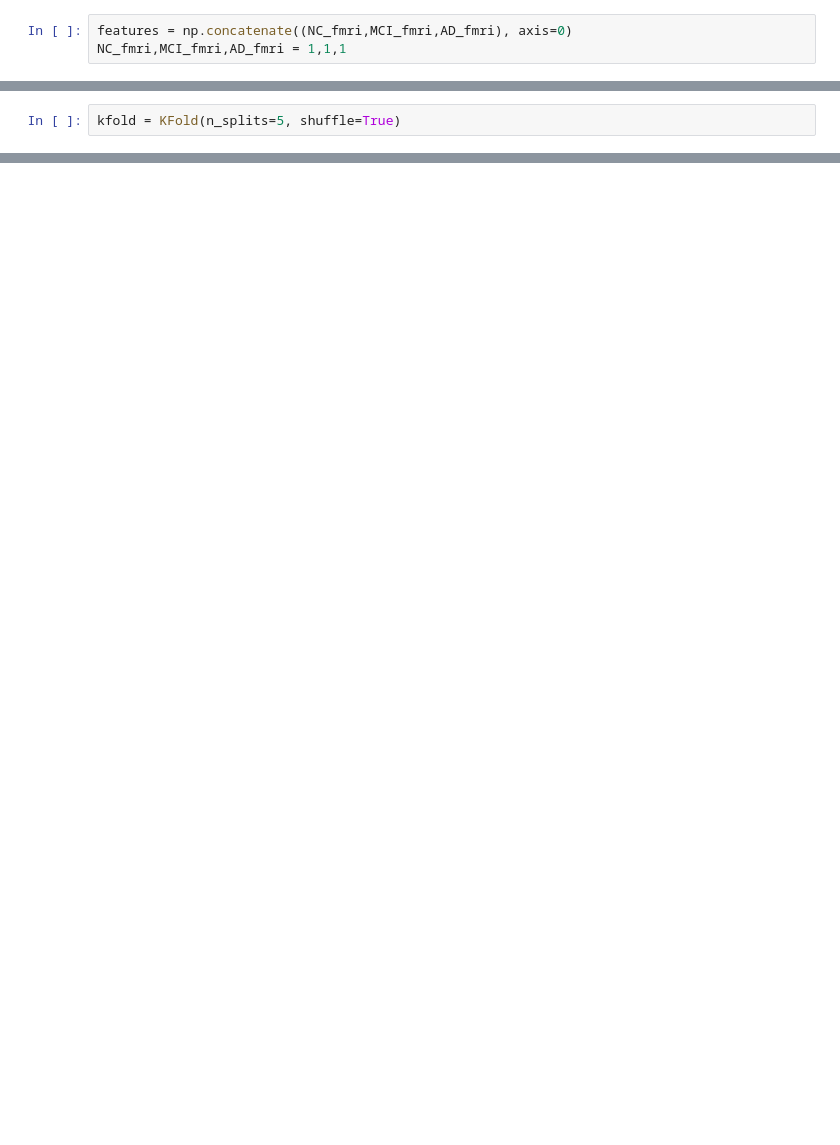
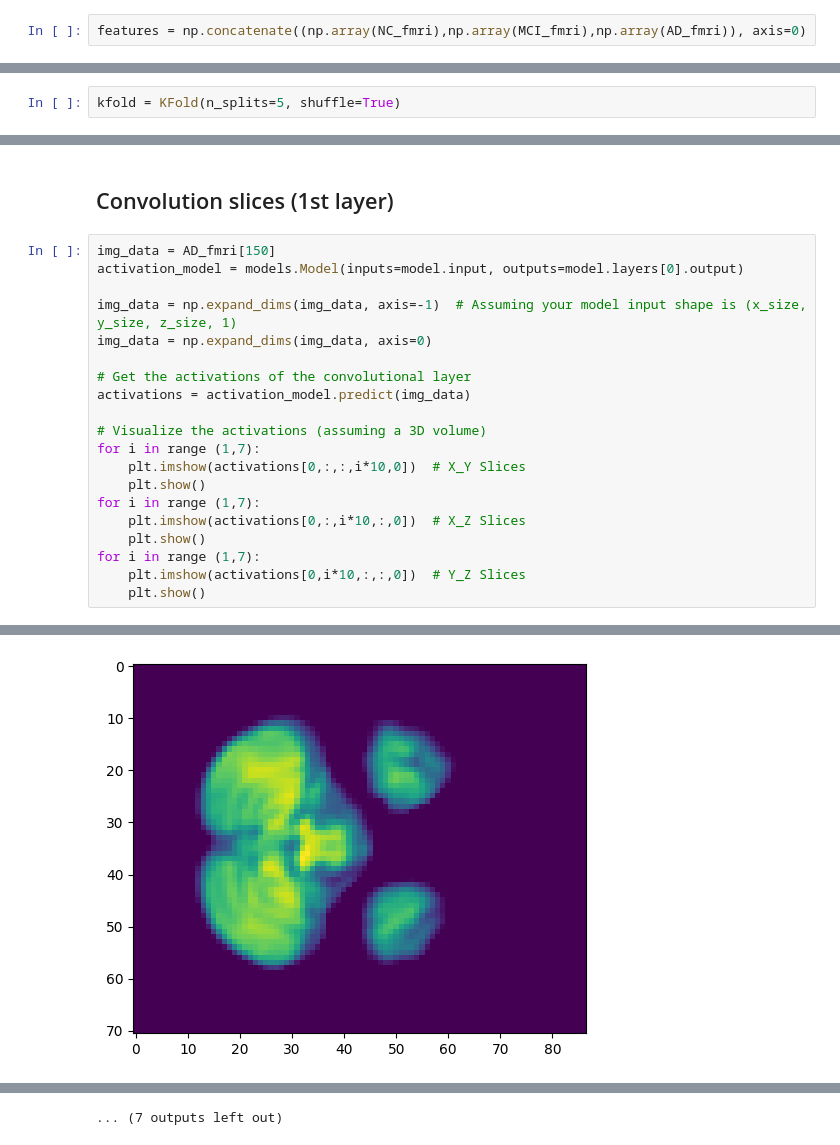
Before and after one commit to RanMatalon/ADNI-3D-CNN, a Jupyter notebook: ADNI_3D.ipynb, the cells around one changed output, grey strips where cells are left out. Saved outputs shown, nothing was run; the diff lists cells and outputs as text; blank space fills up the shorter version.

```diff
--- a/ADNI_3D.ipynb
+++ b/ADNI_3D.ipynb
@@ -152,8 +163,7 @@ plotting.show()
 # %% [markdown]
 ### Preprocessing for fitting the 3D CNN model
 # %%
-features = np.concatenate((NC_fmri,MCI_fmri,AD_fmri), axis=0)
-NC_fmri,MCI_fmri,AD_fmri = 1,1,1
+features = np.concatenate((np.array(NC_fmri),np.array(MCI_fmri),np.array(AD_fmri)), axis=0)
 # %%
 labels = np.concatenate((labels_NC,labels_MCI,labels_AD), axis=0)
 # %%
@@ -314,0 +355,23 @@ Standard Deviation of Loss: 1.1000454856504935
+# %% [markdown]
+## Convolution slices (1st layer)
+# %%
+img_data = AD_fmri[150]
+activation_model = models.Model(inputs=model.input, outputs=model.layers[0].output)
+
+img_data = np.expand_dims(img_data, axis=-1)  # Assuming your model input shape is (x_size, y_size, z_size, 1)
+img_data = np.expand_dims(img_data, axis=0)
+
+# Get the activations of the convolutional layer
+activations = activation_model.predict(img_data)
+
+# Visualize the activations (assuming a 3D volume)
+for i in range (1,7):
+    plt.imshow(activations[0,:,:,i*10,0])  # X_Y Slices
+    plt.show()
+for i in range (1,7):
+    plt.imshow(activations[0,:,i*10,:,0])  # X_Z Slices
+    plt.show()
+for i in range (1,7):
+    plt.imshow(activations[0,i*10,:,:,0])  # Y_Z Slices
+    plt.show()
+# %% [output]
@@ -314,0 +379 @@ Standard Deviation of Loss: 1.1000454856504935
+[figure, added]
@@ -314,0 +390 @@ Standard Deviation of Loss: 1.1000454856504935
+... (7 outputs left out)
```
Also changed, not shown: parts of 23 cells of this notebook.
